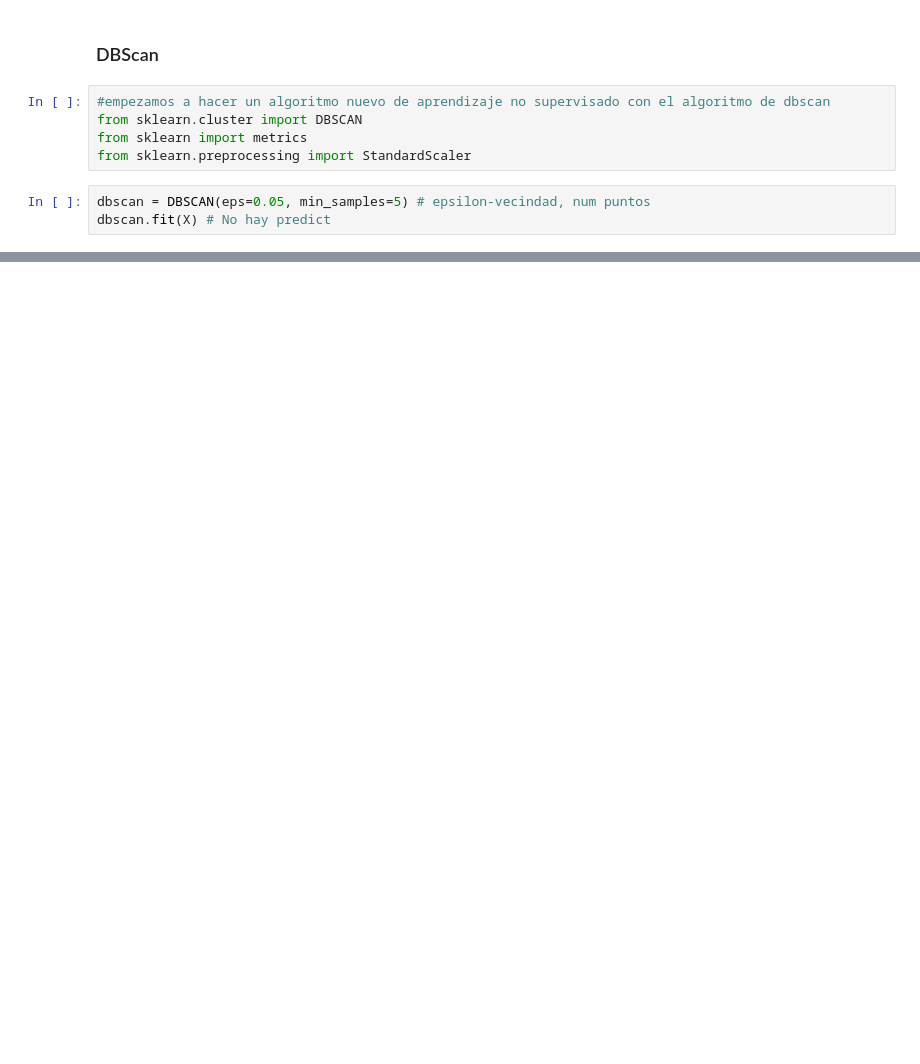
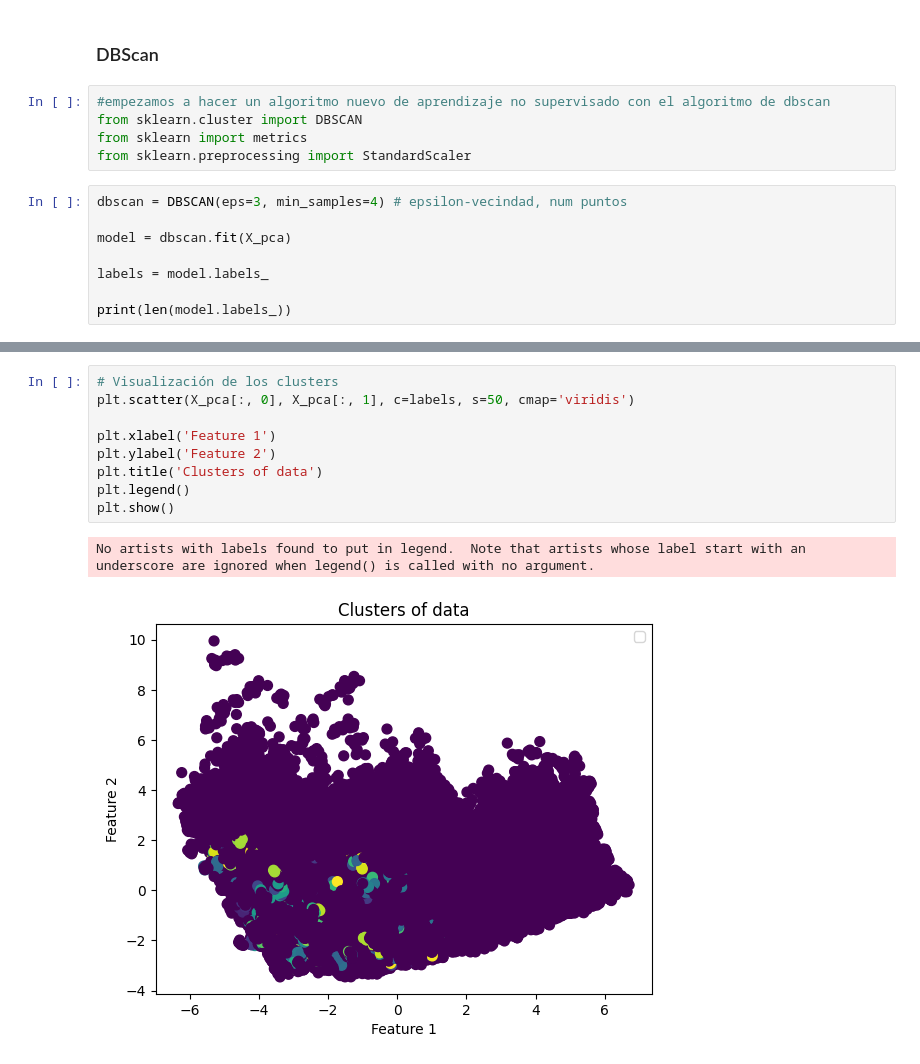
Before and after one commit to JuanManuelGlez/TDR-Transportes, a Jupyter notebook: Evidencia 2/EQUIPO_1_avance.ipynb, the cells around one changed output, grey strips where cells are left out. Cells and saved outputs as stored; diff of their text form; blank space fills up the shorter version.

```diff
--- a/Evidencia 2/EQUIPO_1_avance.ipynb
+++ b/Evidencia 2/EQUIPO_1_avance.ipynb
@@ -542,6 +540,11 @@ from sklearn.cluster import DBSCAN
 from sklearn import metrics
 from sklearn.preprocessing import StandardScaler
 # %%
-dbscan = DBSCAN(eps=0.05, min_samples=5) # epsilon-vecindad, num puntos
-dbscan.fit(X) # No hay predict
+dbscan = DBSCAN(eps=3, min_samples=4) # epsilon-vecindad, num puntos
+
+model = dbscan.fit(X_pca)
+
+labels = model.labels_
+
+print(len(model.labels_))
 # %% [output]
@@ -548,0 +563,12 @@ DBSCAN(eps=0.05)
+# %%
+# Visualización de los clusters
+plt.scatter(X_pca[:, 0], X_pca[:, 1], c=labels, s=50, cmap='viridis')
+
+plt.xlabel('Feature 1')
+plt.ylabel('Feature 2')
+plt.title('Clusters of data')
+plt.legend()
+plt.show()
+# %% [output]
+No artists with labels found to put in legend.  Note that artists whose label start with an underscore are ignored when legend() is called with no argument.
+[figure, added]
```
Also changed, not shown: parts of 10 cells of this notebook, 2 other files.
